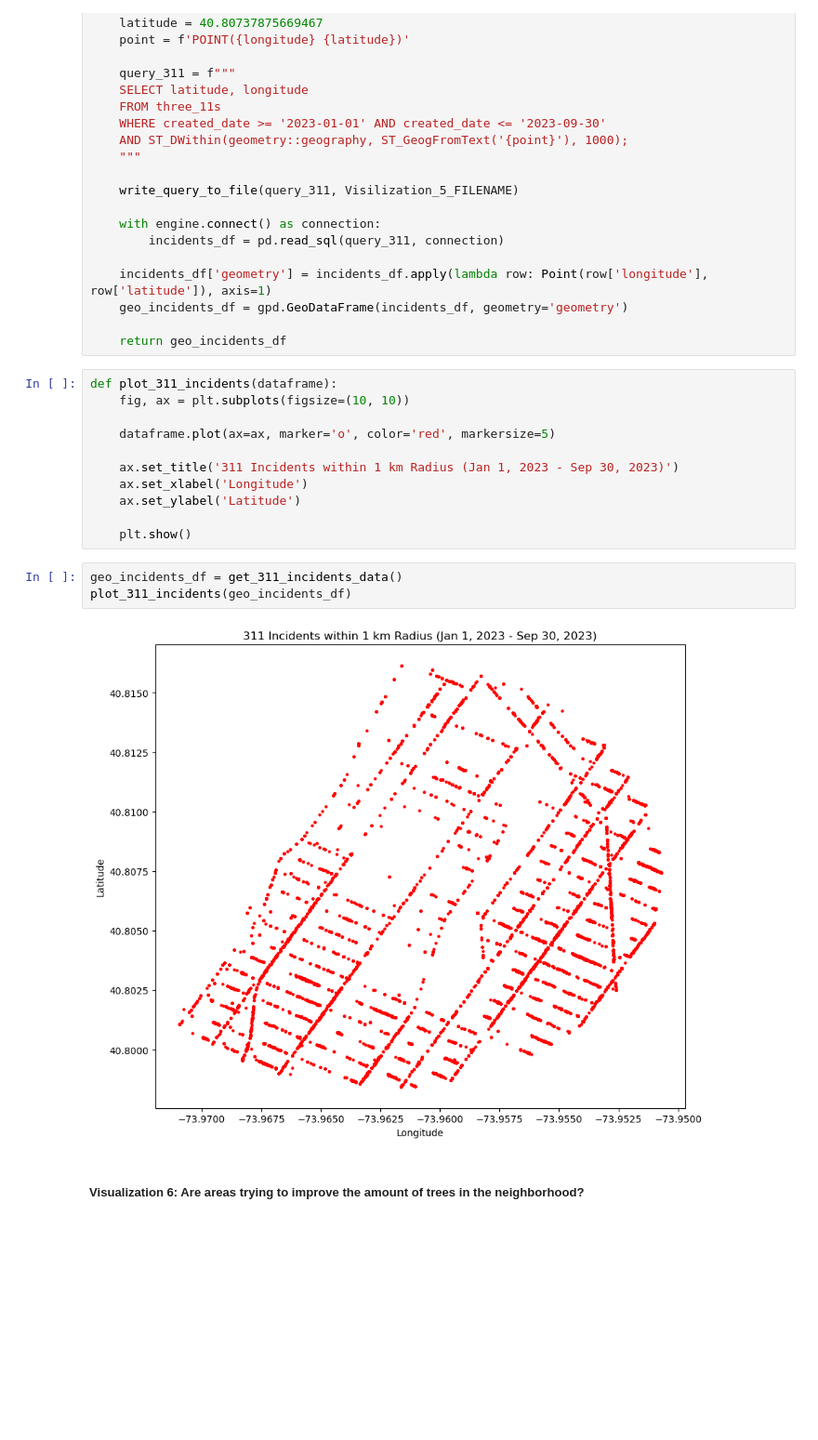
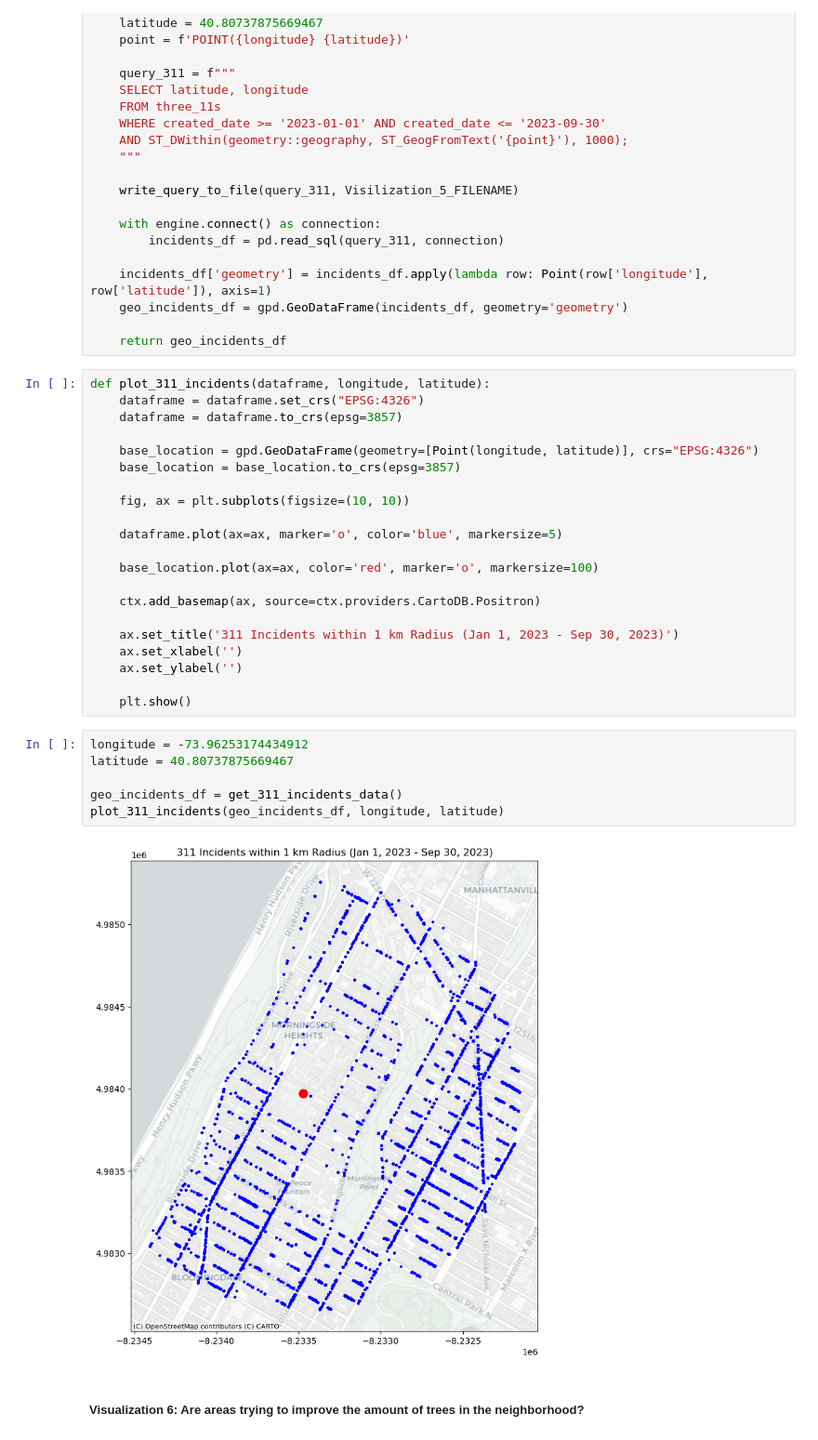
Before and after one commit to chunqiuxia108/FinalProject4501, a Jupyter notebook: cx2313_ly2637_FinalProject.ipynb, the cells around one changed output. Shown at 93% size. Cells and saved outputs as stored; diff of their text form; blank space fills up the shorter version.

```diff
--- a/cx2313_ly2637_FinalProject.ipynb
+++ b/cx2313_ly2637_FinalProject.ipynb
@@ -1274,21 +1281,34 @@ def get_311_incidents_data():
 
     return geo_incidents_df
 # %%
-def plot_311_incidents(dataframe):
+def plot_311_incidents(dataframe, longitude, latitude):
+    dataframe = dataframe.set_crs("EPSG:4326")
+    dataframe = dataframe.to_crs(epsg=3857)
+
+    base_location = gpd.GeoDataFrame(geometry=[Point(longitude, latitude)], crs="EPSG:4326")
+    base_location = base_location.to_crs(epsg=3857)
+
     fig, ax = plt.subplots(figsize=(10, 10))
 
-    dataframe.plot(ax=ax, marker='o', color='red', markersize=5)
+    dataframe.plot(ax=ax, marker='o', color='blue', markersize=5)
+
+    base_location.plot(ax=ax, color='red', marker='o', markersize=100)
+
+    ctx.add_basemap(ax, source=ctx.providers.CartoDB.Positron)
 
     ax.set_title('311 Incidents within 1 km Radius (Jan 1, 2023 - Sep 30, 2023)')
-    ax.set_xlabel('Longitude')
-    ax.set_ylabel('Latitude')
+    ax.set_xlabel('')
+    ax.set_ylabel('')
 
     plt.show()
-# %%
-geo_incidents_df = get_311_incidents_data()
-plot_311_incidents(geo_incidents_df)
-# %% [output]
-[figure, removed]
+# %%
+longitude = -73.96253174434912
+latitude = 40.80737875669467
+
+geo_incidents_df = get_311_incidents_data()
+plot_311_incidents(geo_incidents_df, longitude, latitude)
+# %% [output]
+[figure, added]
 # %% [markdown]
 ##### Visualization 6: Are areas trying to improve the amount of trees in the neighborhood?
 # %% [markdown]
```
Also changed, not shown: parts of 19 cells of this notebook, 7 other files.
